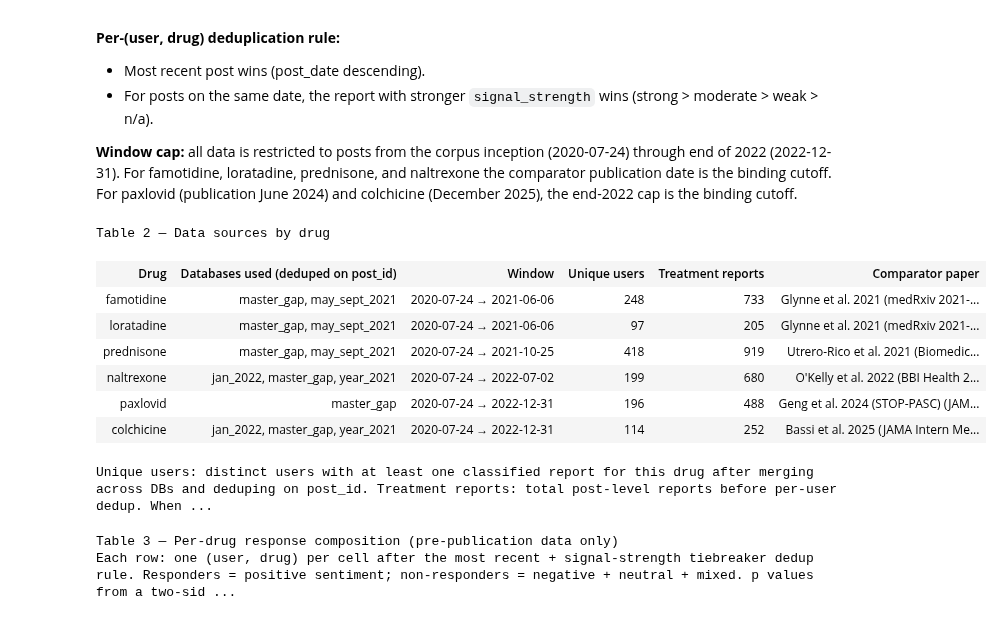
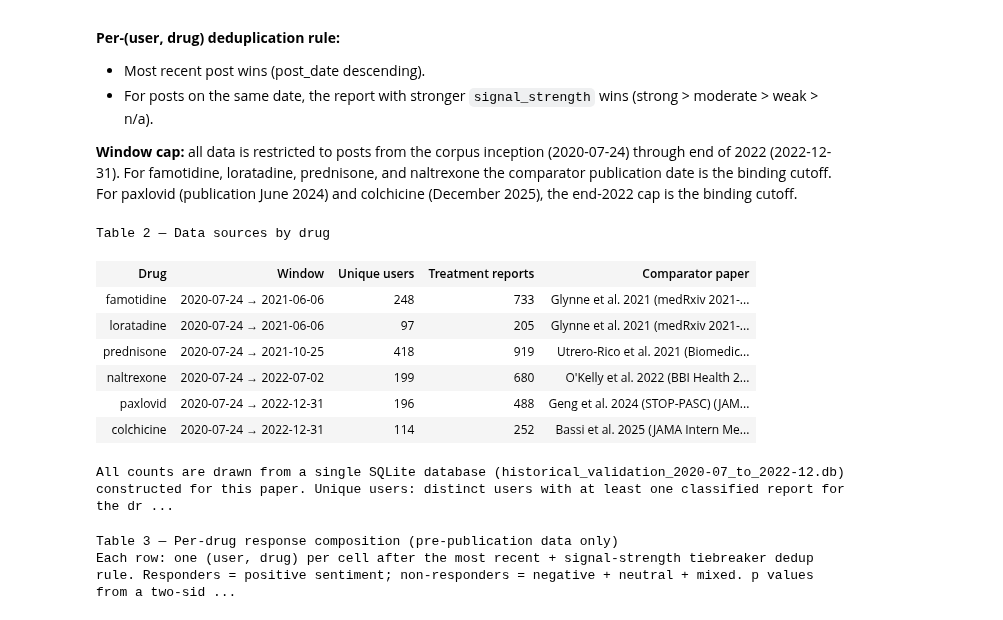
Before and after one commit to Ely-S/PatientPunk, a Jupyter notebook: docs/RCT_historical_validation/output/paper_figures_executed.ipynb, the cells around one changed output. Saved outputs shown, nothing was run; the diff lists cells and outputs as text; code cells hidden in the pictures.

```diff
--- a/docs/RCT_historical_validation/output/paper_figures_executed.ipynb
+++ b/docs/RCT_historical_validation/output/paper_figures_executed.ipynb
@@ -213,8 +192,8 @@ resp_rows = []
 for drug, (pub_cutoff, paper_short, source_date) in DRUG_CUTOFFS.items():
     effective_cutoff = min(pub_cutoff, END_2022)
     cutoff_ts = epoch_eod(effective_cutoff)
-    merged = merge_drug_across_dbs(drug, cutoff_ts)
-    dedup = dedup_recent_then_strength(merged)
+    rows = fetch_drug_reports(drug, cutoff_ts)
+    dedup = dedup_recent_then_strength(rows)
     sentiments = [s for _u, _d, s in dedup]
     resp_rows.append(_sentiment_breakdown(drug, sentiments, TRIAL_DIRS[drug], paper_short, source_date))
 
@@ -316,57 +295,55 @@ src_rows = []
 for drug, (pub_cutoff, paper_short, source_date) in DRUG_CUTOFFS.items():
     effective_cutoff = min(pub_cutoff, END_2022)
     cutoff_ts = epoch_eod(effective_cutoff)
-    merged = merge_drug_across_dbs(drug, cutoff_ts)
-    n_reports = len(merged)
-    n_users = len({(uid, dr) for _db, uid, dr, _s, _sg, _d, _p in merged})
-    dbs_used = sorted({row[0] for row in merged})
+    rows = fetch_drug_reports(drug, cutoff_ts)
+    n_reports = len(rows)
+    n_users = len({(uid, dr) for uid, dr, _s, _sg, _d, _p in rows})
     src_rows.append({
         'drug': drug,
-        'databases': ', '.join(dbs_used),
+        'databases': 'historical_validation_2020-07_to_2022-12.db',
         'window_start': '2020-07-24',
         'window_end': effective_cutoff,
         'unique_users': n_users,
         'treatment_reports': n_reports,
         'comparator': f"{paper_short} ({source_date})",
     })
 src_df = pd.DataFrame(src_rows)
 
 src_html = "<table style='border-collapse:collapse; width:100%; font-size:0.85em; margin:12px 0;'>"
 src_html += ("<tr style='background:#34495e; color:white;'>"
              "<th style='padding:6px 10px;'>Drug</th>"
-             "<th style='padding:6px 10px;'>Databases used (deduped on post_id)</th>"
              "<th style='padding:6px 10px;'>Window</th>"
              "<th style='padding:6px 10px;'>Unique users</th>"
              "<th style='padding:6px 10px;'>Treatment reports</th>"
              "<th style='padding:6px 10px;'>Comparator paper</th></tr>")
 for i, (_, r) in enumerate(src_df.iterrows()):
     bg = '#fff' if i % 2 == 0 else '#f8f9fa'
     src_html += (f"<tr style='background:{bg};'>"
                  f"<td style='padding:6px 10px; font-weight:bold;'>{r['drug']}</td>"
-                 f"<td style='padding:6px 10px; font-size:0.85em;'>{r['databases']}</td>"
                  f"<td style='padding:6px 10px;'>{r['window_start']} → {r['window_end']}</td>"
                  f"<td style='padding:6px 10px; text-align:center;'>{r['unique_users']}</td>"
                  f"<td style='padding:6px 10px; text-align:center;'>{r['treatment_reports']}</td>"
                  f"<td style='padding:6px 10px; font-size:0.85em;'>{r['comparator']}</td></tr>")
 src_html += "</table>"
 src_html += ("<p style='font-size:0.85em; color:#777; margin-top:4px;'>"
-             "Unique users: distinct users with at least one classified report for this drug after merging "
-             "across DBs and deduping on post_id. Treatment reports: total post-level reports before per-user dedup. "
-             "When the same post is classified in multiple DBs, the master_gap classification takes priority. "
+             "All counts are drawn from a single SQLite database "
+             "(<code>historical_validation_2020-07_to_2022-12.db</code>) constructed for this paper. "
+             "Unique users: distinct users with at least one classified report for the drug. "
+             "Treatment reports: total post-level reports before per-user dedup. "
              "Window cap at end of 2022 applies to paxlovid and colchicine; for the other four drugs the "
              "comparator publication date is the binding cutoff.</p>")
 
 display(HTML("<h3>Table 2 &mdash; Data sources by drug</h3>" + src_html))
 # %% [output]
 Table 2 — Data sources by drug
-| Drug | Databases used (deduped on post_id) | Window | Unique users | Treatment reports | Comparator paper |
-| famotidine | master_gap, may_sept_2021 | 2020-07-24 → 2021-06-06 | 248 | 733 | Glynne et al. 2021 (medRxiv 2021-... |
-| loratadine | master_gap, may_sept_2021 | 2020-07-24 → 2021-06-06 | 97 | 205 | Glynne et al. 2021 (medRxiv 2021-... |
-| prednisone | master_gap, may_sept_2021 | 2020-07-24 → 2021-10-25 | 418 | 919 | Utrero-Rico et al. 2021 (Biomedic... |
-| naltrexone | jan_2022, master_gap, year_2021 | 2020-07-24 → 2022-07-02 | 199 | 680 | O′Kelly et al. 2022 (BBI Health 2... |
-| paxlovid | master_gap | 2020-07-24 → 2022-12-31 | 196 | 488 | Geng et al. 2024 (STOP-PASC) (JAM... |
-| colchicine | jan_2022, master_gap, year_2021 | 2020-07-24 → 2022-12-31 | 114 | 252 | Bassi et al. 2025 (JAMA Intern Me... |
+| Drug | Window | Unique users | Treatment reports | Comparator paper |
+| famotidine | 2020-07-24 → 2021-06-06 | 248 | 733 | Glynne et al. 2021 (medRxiv 2021-... |
+| loratadine | 2020-07-24 → 2021-06-06 | 97 | 205 | Glynne et al. 2021 (medRxiv 2021-... |
+| prednisone | 2020-07-24 → 2021-10-25 | 418 | 919 | Utrero-Rico et al. 2021 (Biomedic... |
+| naltrexone | 2020-07-24 → 2022-07-02 | 199 | 680 | O′Kelly et al. 2022 (BBI Health 2... |
+| paxlovid | 2020-07-24 → 2022-12-31 | 196 | 488 | Geng et al. 2024 (STOP-PASC) (JAM... |
+| colchicine | 2020-07-24 → 2022-12-31 | 114 | 252 | Bassi et al. 2025 (JAMA Intern Me... |
-Unique users: distinct users with at least one classified report for this drug after merging across DBs and deduping on post_id. Treatment reports: total post-level reports before per-user dedup. When ...
+All counts are drawn from a single SQLite database (historical_validation_2020-07_to_2022-12.db) constructed for this paper. Unique users: distinct users with at least one classified report for the dr ...
 # %%
 
 # ── Table 3: Response composition ──
```
Also changed, not shown: parts of 2 cells of this notebook, 4 other files.
